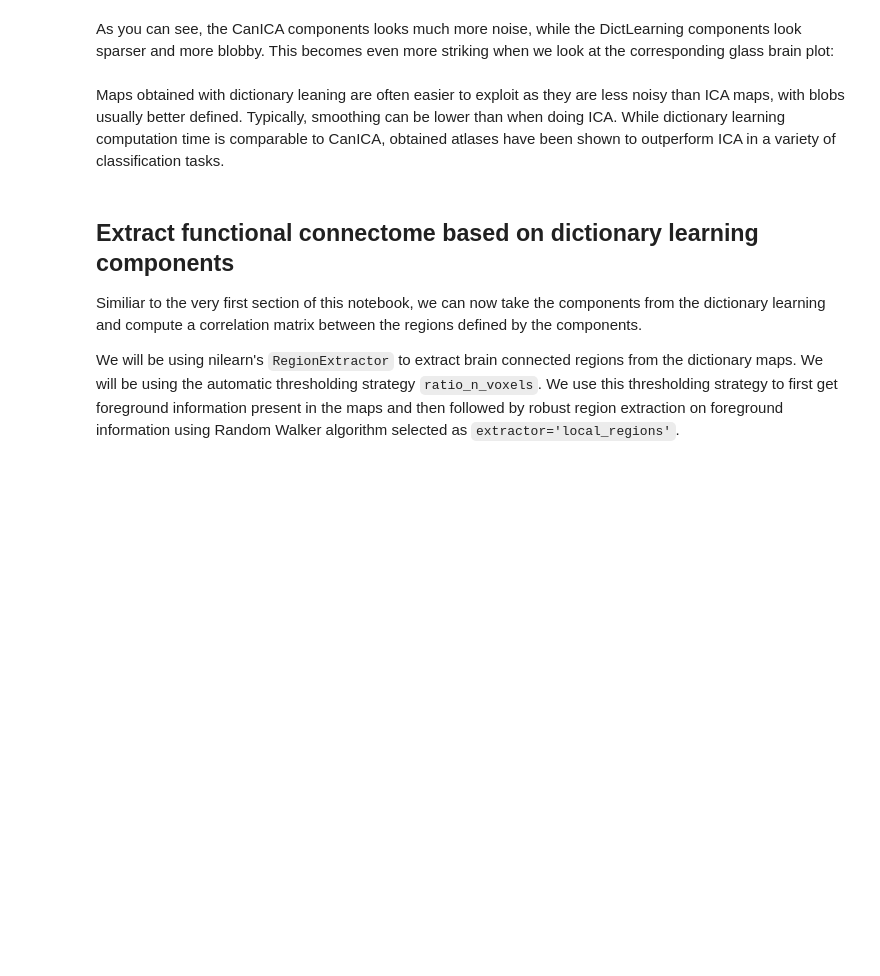
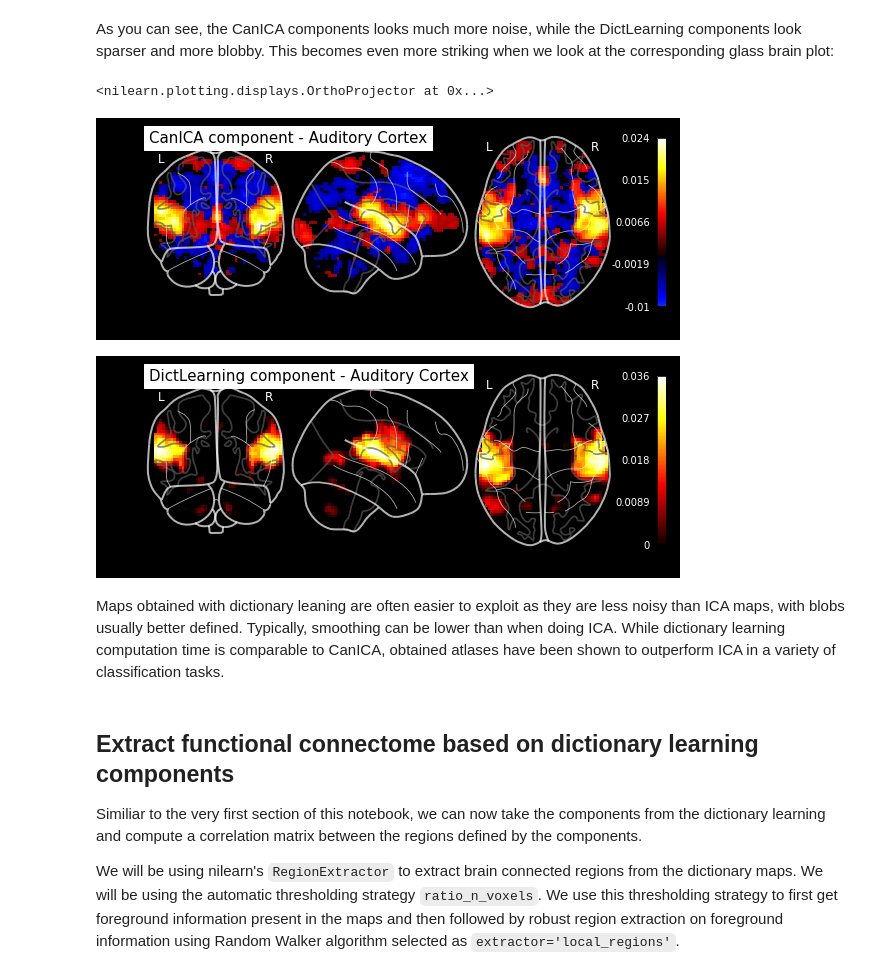
Before and after one commit to miykael/workshop_cambridge, a Jupyter notebook: notebooks/functional_connectivity.ipynb, the cells around one changed output. Drawn from its saved outputs; the diff is of its cells as text; code cells hidden in the pictures; blank space fills up the shorter version.

```diff
--- a/notebooks/functional_connectivity.ipynb
+++ b/notebooks/functional_connectivity.ipynb
@@ -433,11 +776,15 @@ plotting.plot_stat_map(dict_learn.components_img_.slicer[..., 5], display_mode='
 # %% [markdown]
 As you can see, the CanICA components looks much more noise, while the DictLearning components look sparser and more blobby. This becomes even more striking when we look at the corresponding glass brain plot:
 # %%
-plotting.plot_glass_brain(canica.components_img_.slicer[..., 2], black_bg=True,
+plotting.plot_glass_brain(canica.components_img_.slicer[..., 16], black_bg=True,
                           plot_abs=False, symmetric_cbar=False,
                           title='CanICA component - Auditory Cortex', colorbar=True)
-plotting.plot_glass_brain(dict_learn.components_img_.slicer[..., 8], black_bg=True,
+plotting.plot_glass_brain(dict_learn.components_img_.slicer[..., 16], black_bg=True,
                           title='DictLearning component - Auditory Cortex', colorbar=True)
+# %% [output]
+<nilearn.plotting.displays.OrthoProjector at 0x...>
+[figure, added]
+[figure, added]
 # %% [markdown]
 Maps obtained with dictionary leaning are often easier to exploit as they are less noisy than ICA maps, with blobs usually better defined. Typically, smoothing can be lower than when doing ICA. While dictionary learning computation time is comparable to CanICA, obtained atlases have been shown to outperform ICA in a variety of classification tasks.
 # %% [markdown]
```
Also changed, not shown: parts of 35 cells of this notebook, 12 other files.
